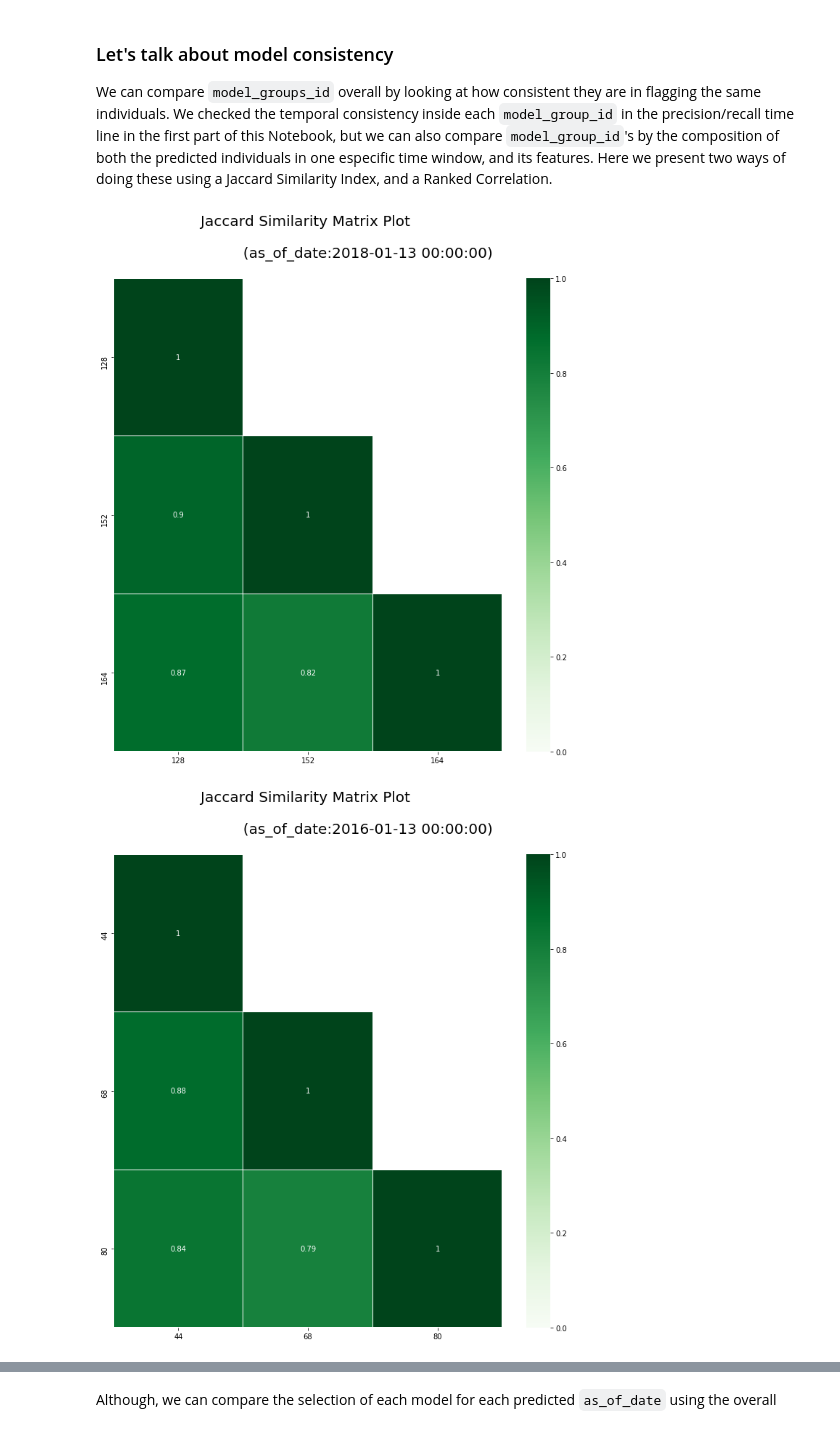
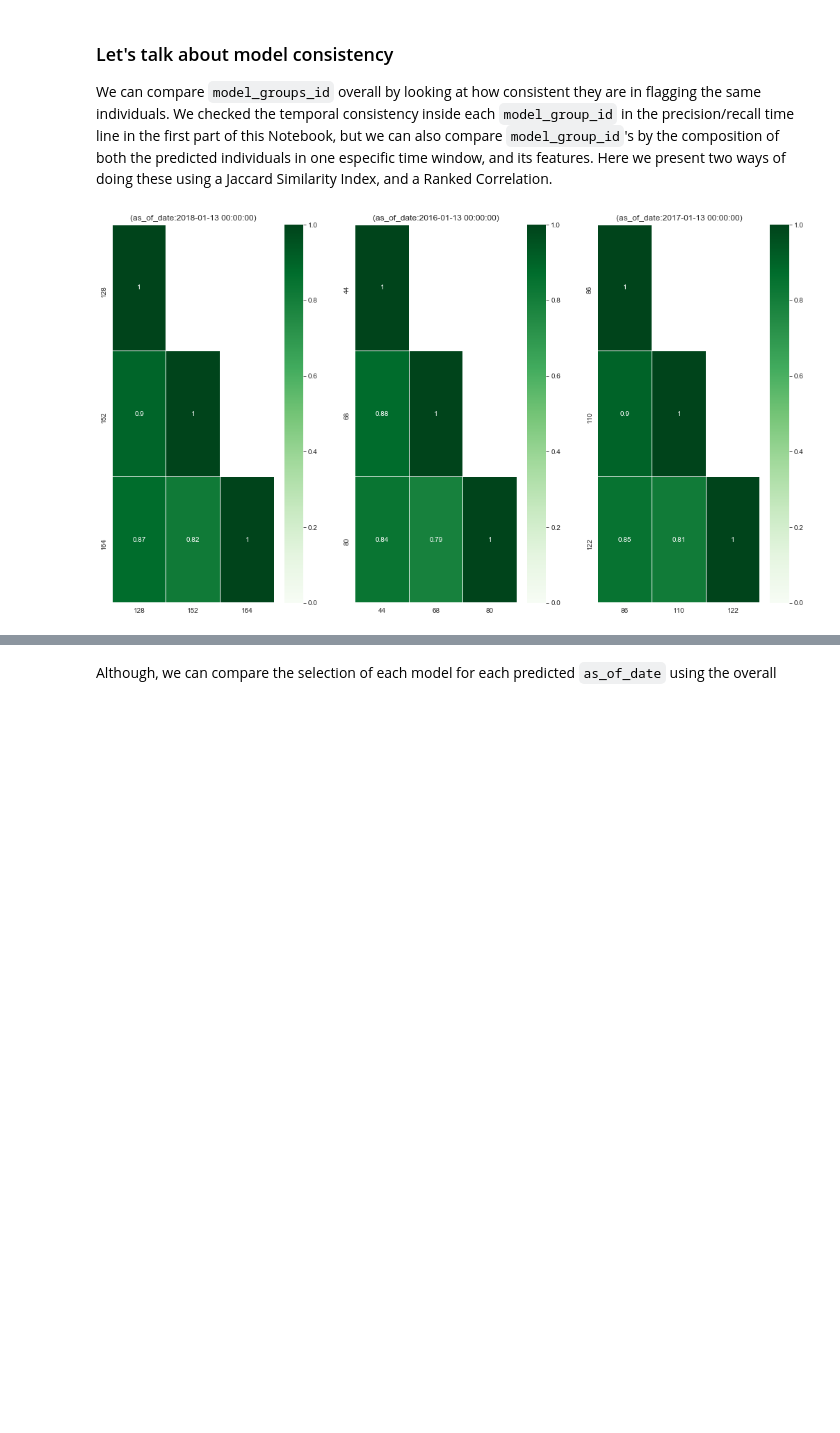
Before and after one commit to dssg/triage, a Jupyter notebook: src/triage/component/postmodeling/contrast/postmodeling_tutorial.ipynb, the cells around one changed output, grey strips where cells are left out. Cells and saved outputs as stored; diff of their text form; code cells hidden in the pictures; blank space fills up the shorter version.

```diff
--- a/src/triage/component/postmodeling/contrast/postmodeling_tutorial.ipynb
+++ b/src/triage/component/postmodeling/contrast/postmodeling_tutorial.ipynb
@@ -255,10 +254,8 @@ Since each `model_id` has different temporal configurations, we can explore the
 
 We can compare `model_groups_id` overall by looking at how consistent they are in flagging the same individuals. We checked the temporal consistency inside each `model_group_id` in the precision/recall time line in the first part of this Notebook, but we can also compare `model_group_id`'s by the composition of both the predicted individuals in one especific time window, and its features. Here we present two ways of doing these using a Jaccard Similarity Index, and a Ranked Correlation.
 # %%
-audited_models_class.plot_jaccard(figsize=params.figsize,
-                                  param_type='rank_pct',
+audited_models_class.plot_jaccard(param_type='rank_pct',
                                   param=50,
                                   temporal_comparison=True)
 # %% [output]
-[figure, old version]
+[figure, new version]
-[figure, removed]
```
Also changed, not shown: parts of 18 cells of this notebook.
